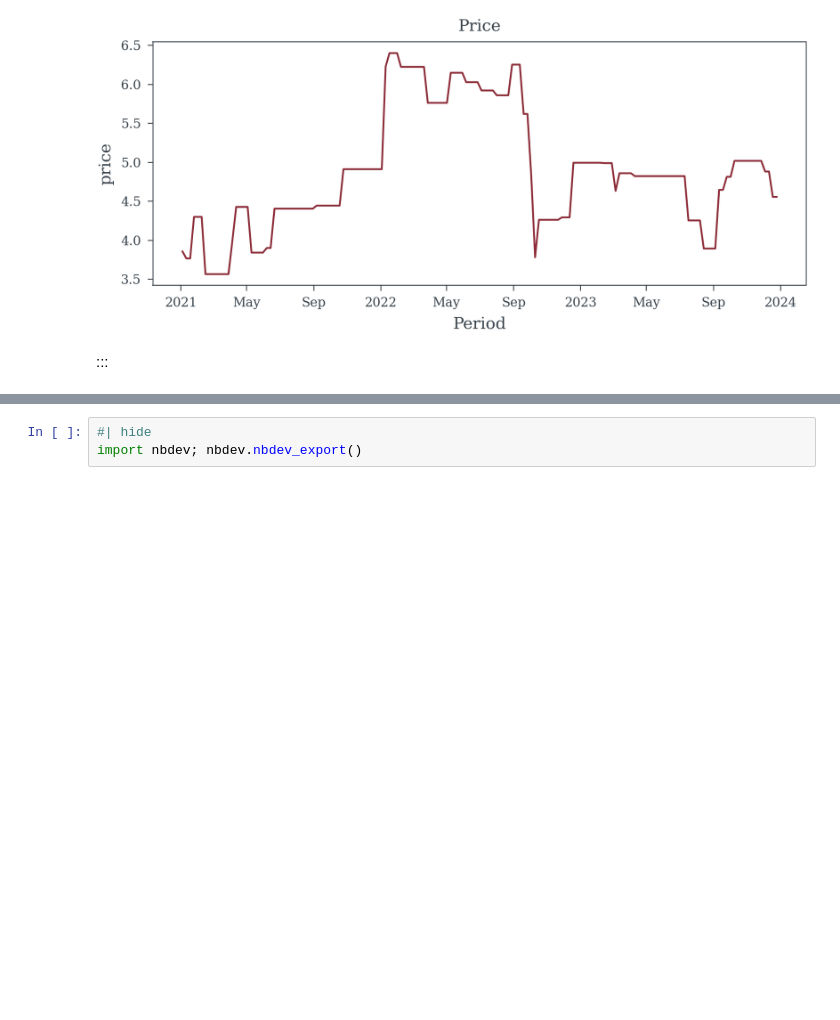
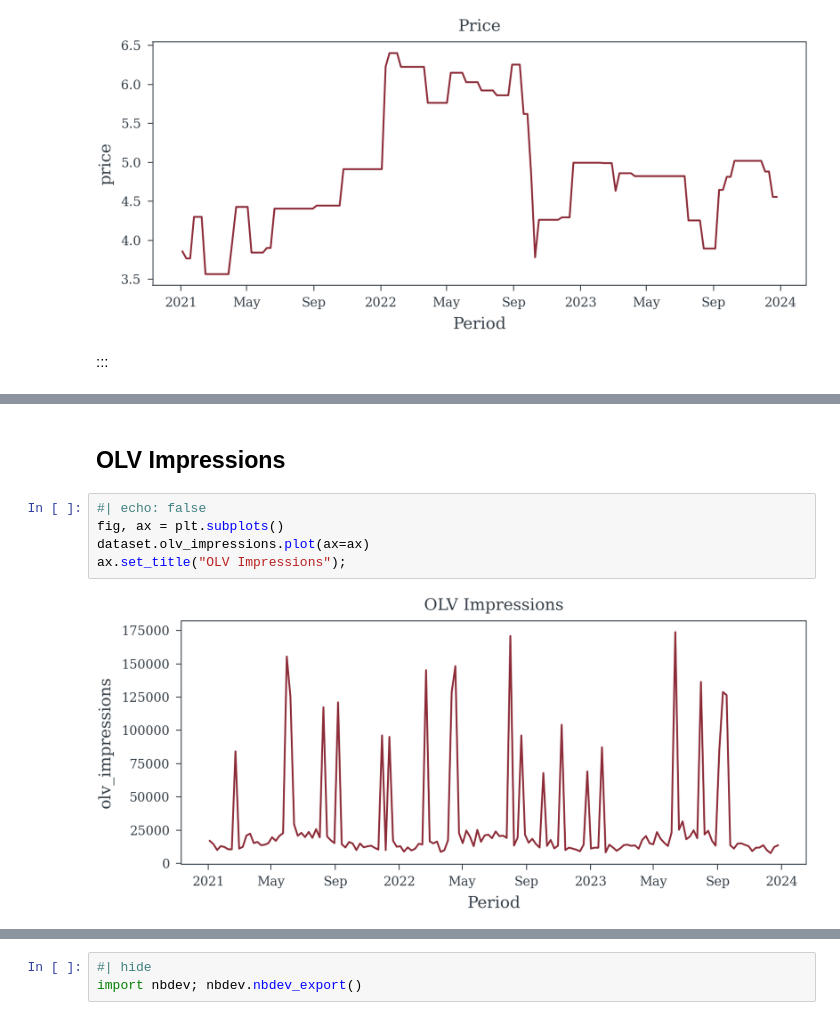
Before and after one commit to redam94/common_regression_issues, a Jupyter notebook: nbs/01_multicollinearity.ipynb, the cells around one changed output, grey strips where cells are left out. Saved outputs shown, nothing was run; the diff lists cells and outputs as text; blank space fills up the shorter version.

```diff
--- a/nbs/01_multicollinearity.ipynb
+++ b/nbs/01_multicollinearity.ipynb
@@ -436,0 +702,9 @@ ax.set_title("Price");
+# %% [markdown]
+## OLV Impressions
+# %%
+#| echo: false
+fig, ax = plt.subplots()
+dataset.olv_impressions.plot(ax=ax)
+ax.set_title("OLV Impressions");
+# %% [output]
+[figure, added]
```
Also changed, not shown: parts of 39 cells of this notebook, 4 other files.
